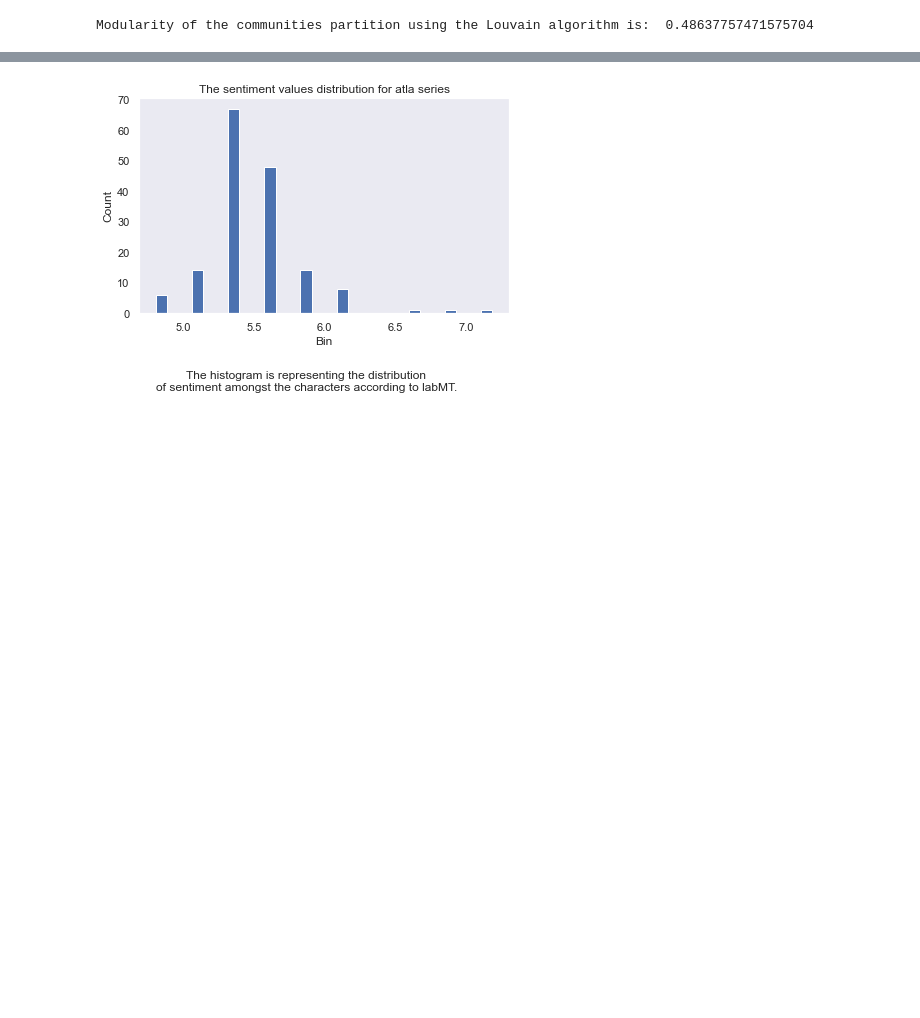
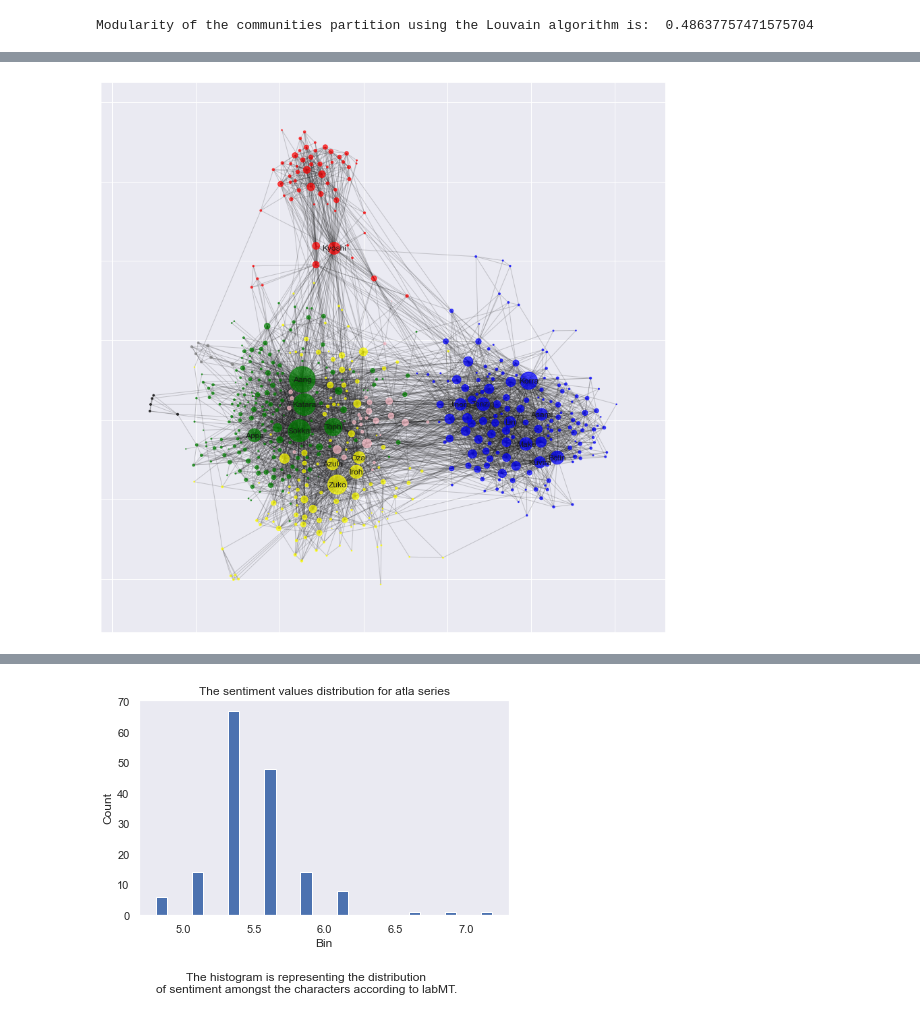
Before and after one commit to philipwastakenwastaken/social-graphs-project-2021, a Jupyter notebook: explainer.ipynb, the cells around one changed output, grey strips where cells are left out. Cells and saved outputs as stored; diff of their text form; code cells hidden in the pictures; blank space fills up the shorter version.

```diff
--- a/explainer.ipynb
+++ b/explainer.ipynb
@@ -1303,0 +1341,29 @@ plot_community_distribution(avatar_communities)
+# %%
+# Color according to community
+community_color_map = []
+colors = ['red', 'blue', 'yellow', 'green', 'pink', 'black', 'grey']
+
+for n in GCC_undirected.nodes(data=False):
+    comm = avatar_graph.nodes(data=True)[n]['community']
+    community_color_map.append(colors[comm])
+
+# Show a bit more labels than previously
+comm_labels = {}
+for n in GCC_undirected.nodes():
+    label = n
+
+    # Shorten some names
+    label = label.split(' ')[0]
+
+    if GCC_undirected.degree[n] >= 70:
+        comm_labels[n] = label
+    else:
+        comm_labels[n] = ''
+# %%
+plt.figure(3, figsize=(15,15))
+nx.draw_networkx_nodes(GCC_undirected, positions, node_color=community_color_map, node_size=node_sizes, alpha=0.7)
+nx.draw_networkx_edges(GCC_undirected, positions, alpha=0.2)
+nx.draw_networkx_labels(GCC_undirected, positions, comm_labels, font_size=12)
+plt.show()
+# %% [output]
+[figure, added]
```
Also changed, not shown: parts of 21 cells of this notebook.
